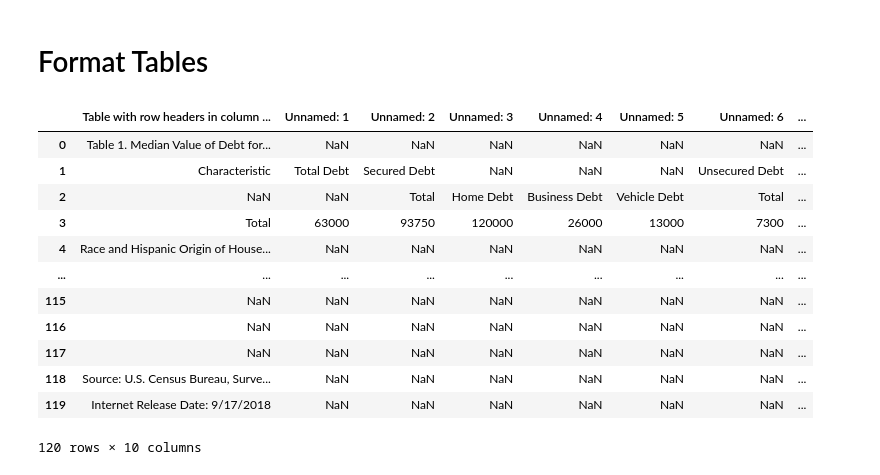
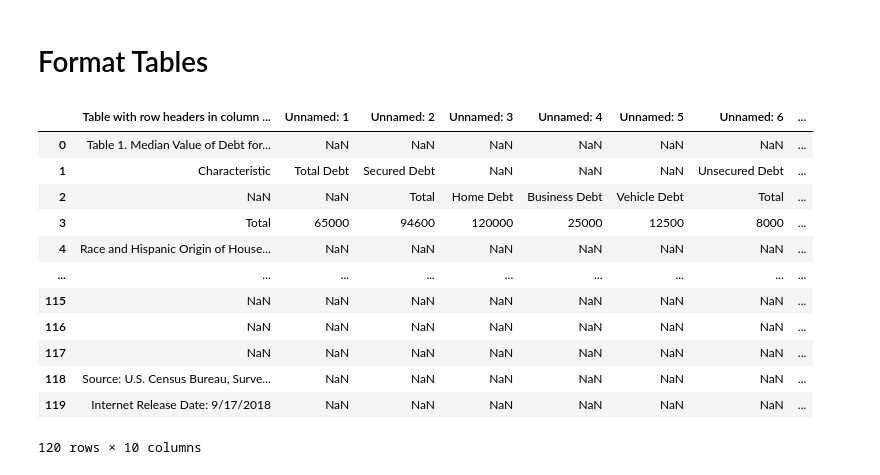
Before and after one commit to Desdaemon/moolah, a Jupyter notebook: ddci/census/project_tables.ipynb, the cells around one changed output. Cells and saved outputs as stored; diff of their text form; code cells hidden in the pictures.

```diff
--- a/ddci/census/project_tables.ipynb
+++ b/ddci/census/project_tables.ipynb
@@ -191,14 +211,14 @@ test = pd.read_excel('/Users/mtjen/desktop/debt_tables_cy2014.xlsx', sheet_name
 # %%
 sheet = test['Table 1']
 # %%
-sheet = pd.read_excel('/Users/mtjen/desktop/debt_tables_cy2014.xlsx')
+sheet = pd.read_excel('/Users/mtjen/desktop/table_data/debt/2013.xlsx')
 sheet
 # %% [output]
 |  | Table with row headers in column ... | Unnamed: 1 | Unnamed: 2 | Unnamed: 3 | Unnamed: 4 | Unnamed: 5 | Unnamed: 6 | ... |
 | 0 | Table 1. Median Value of Debt for... | NaN | NaN | NaN | NaN | NaN | NaN | ... |
 | 1 | Characteristic | Total Debt | Secured Debt | NaN | NaN | NaN | Unsecured Debt | ... |
 | 2 | NaN | NaN | Total | Home Debt | Business Debt | Vehicle Debt | Total | ... |
-| 3 | Total | 63000 | 93750 | 120000 | 26000 | 13000 | 7300 | ... |
+| 3 | Total | 65000 | 94600 | 120000 | 25000 | 12500 | 8000 | ... |
 | 4 | Race and Hispanic Origin of House... | NaN | NaN | NaN | NaN | NaN | NaN | ... |
 | ... | ... | ... | ... | ... | ... | ... | ... | ... |
 | 115 | NaN | NaN | NaN | NaN | NaN | NaN | NaN | ... |
```
Also changed, not shown: parts of 13 cells of this notebook.
